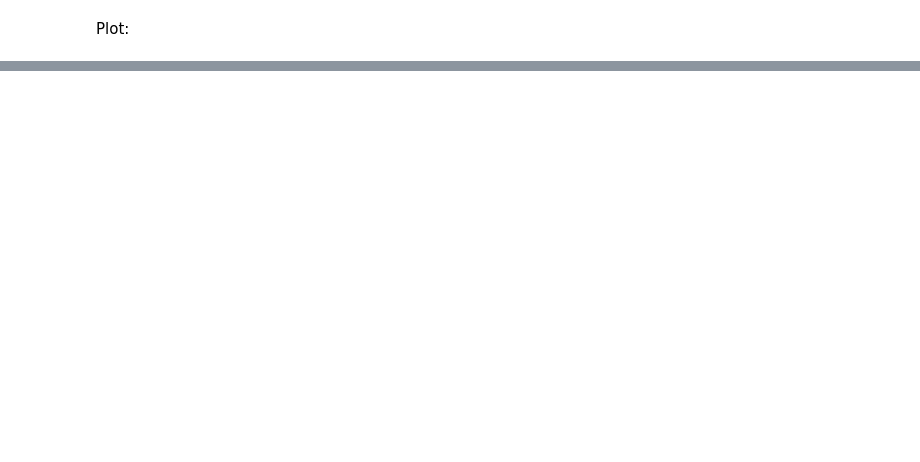
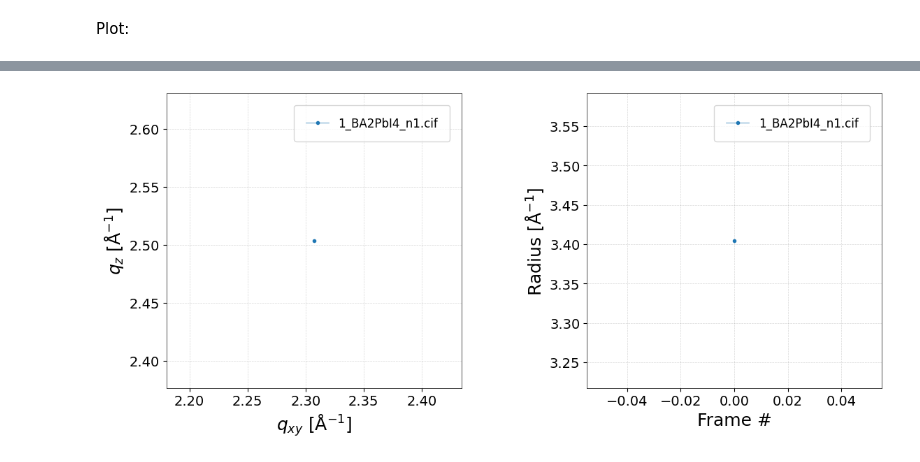
Before and after one commit to mlgid-project/mlgidBASE, a Jupyter notebook: docs/tutorials/tutorial_07_peak_operations.ipynb, the cells around one changed output, grey strips where cells are left out. Saved outputs shown, nothing was run; the diff lists cells and outputs as text; code cells hidden in the pictures; blank space fills up the shorter version.

```diff
--- a/docs/tutorials/tutorial_07_peak_operations.ipynb
+++ b/docs/tutorials/tutorial_07_peak_operations.ipynb
@@ -272,0 +268,8 @@ for i in range(len(axis_arr)):
+# %%
+fig, (ax1, ax2) = analysis.plot_tracked_peaks(
+    axis='radius',        # quantity for the second subplot: 'radius', 'angle', 'q_z', or 'q_xy'
+    plot_result=True,
+    return_fig=True,
+)
+# %% [output]
+[figure, added]
```
Also changed, not shown: parts of 29 cells of this notebook, 9 other files.
